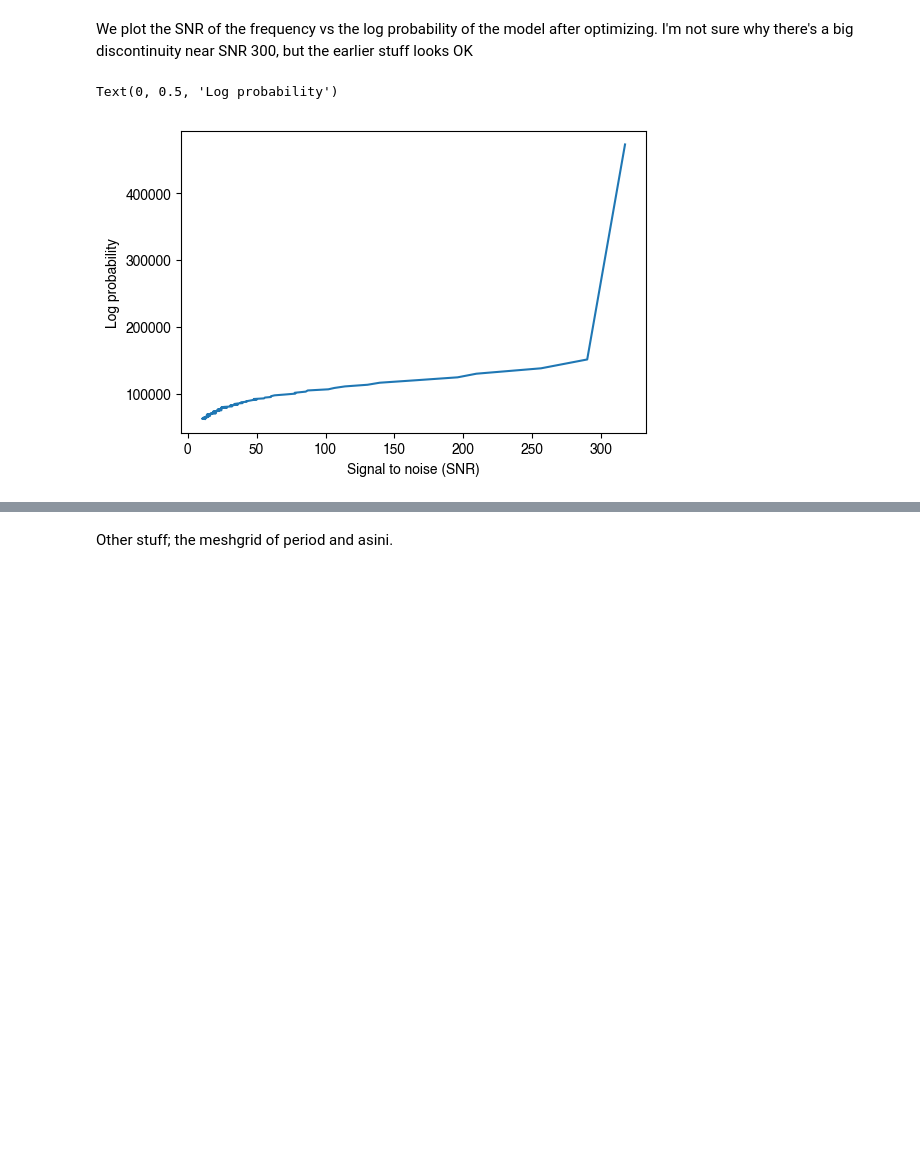
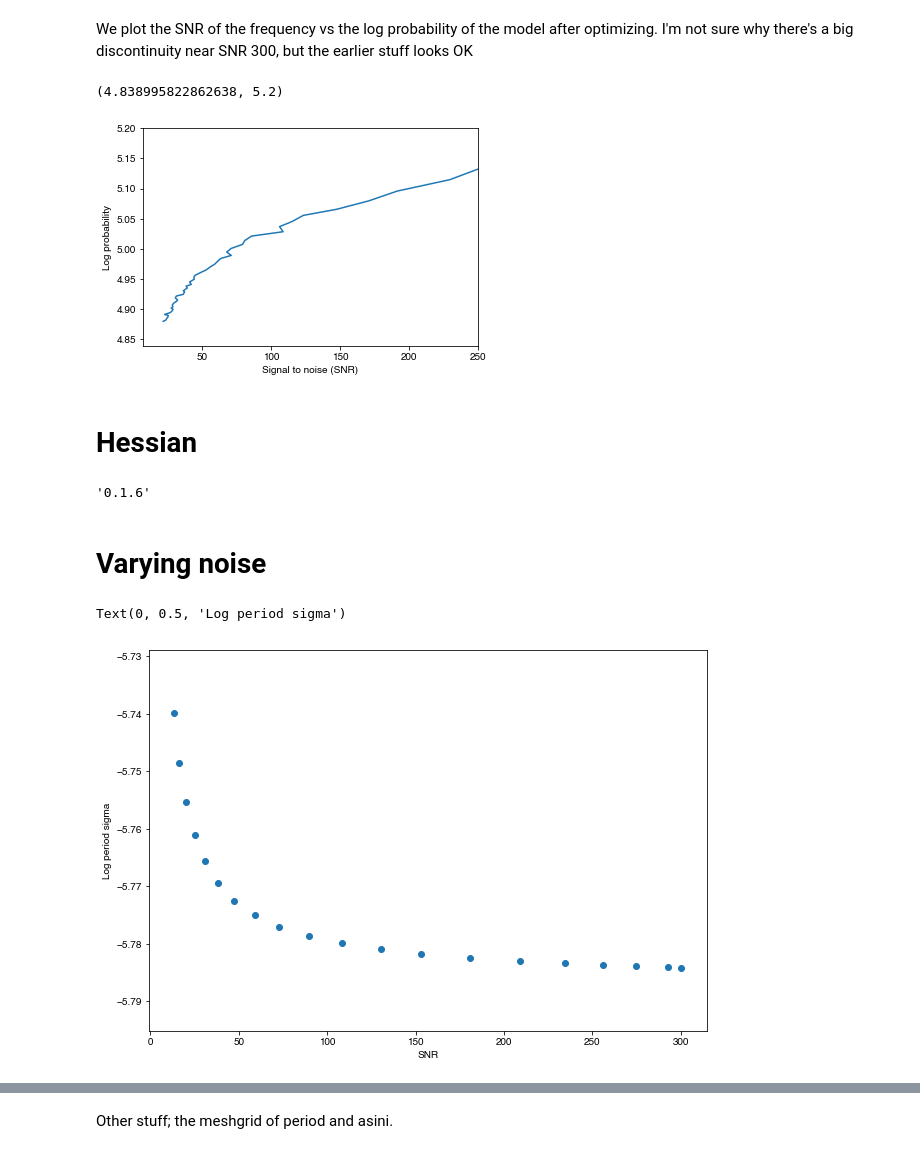
Before and after one commit to danhey/maelstrom, a Jupyter notebook: docs/notebooks/synthetictd.ipynb, the cells around one changed output, grey strips where cells are left out. Drawn from its saved outputs; the diff is of its cells as text; code cells hidden in the pictures; blank space fills up the shorter version.

```diff
--- a/docs/notebooks/synthetictd.ipynb
+++ b/docs/notebooks/synthetictd.ipynb
@@ -144,7 +168,7 @@ from tqdm import tqdm as tqdm
 
 snr = []
 logp = []
-noises = np.arange(0.,10.,0.1)
+noises = np.arange(0.,5.,0.1)
 
 period = 20.
 eccen = 0.5
@@ -174,9 +198,31 @@ for noise in tqdm(noises):
 # %% [markdown]
 We plot the SNR of the frequency vs the log probability of the model after optimizing. I'm not sure why there's a big discontinuity near SNR 300, but the earlier stuff looks OK
 # %%
-plt.plot(snr, logp)
+plt.plot(snr, np.log10(logp))
 plt.xlabel('Signal to noise (SNR)')
 plt.ylabel('Log probability')
+plt.xlim(None,250)
+plt.ylim(None,5.2)
 # %% [output]
-Text(0, 0.5, 'Log probability')
+(4.838995822862638, 5.2)
-[figure, old version]
+[figure, new version]
+# %% [markdown]
+# Hessian
+# %%
+%config IPython.matplotlib.backend = "retina"
+from matplotlib import rcParams
+rcParams["figure.dpi"] = 150
+rcParams["savefig.dpi"] = 150
+
+# import maelstrom as ms
+import numpy as np
+import corner
+import pandas as pd
+import matplotlib.pyplot as plt
+# %%
+import exoplanet as xo
+xo.__version__
+# %% [output]
+'0.1.6'
+# %% [markdown]
+# Varying noise
@@ -182,0 +308,9 @@ Text(0, 0.5, 'Log probability')
+# %%
+std_hess = np.array(std_hess)
+plt.figure(figsize=[10,7])
+plt.scatter(snr, np.log(std_hess))
+plt.xlabel('SNR')
+plt.ylabel('Log period sigma')
+# %% [output]
+Text(0, 0.5, 'Log period sigma')
+[figure, added]
```
Also changed, not shown: parts of 63 cells of this notebook, 57 other files.
